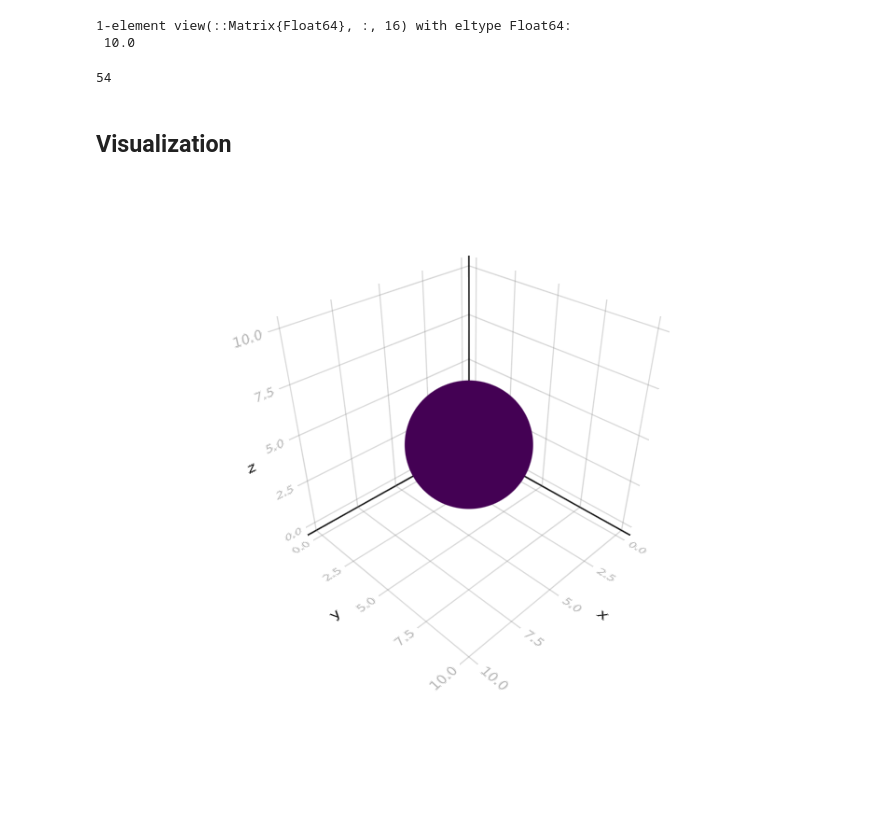
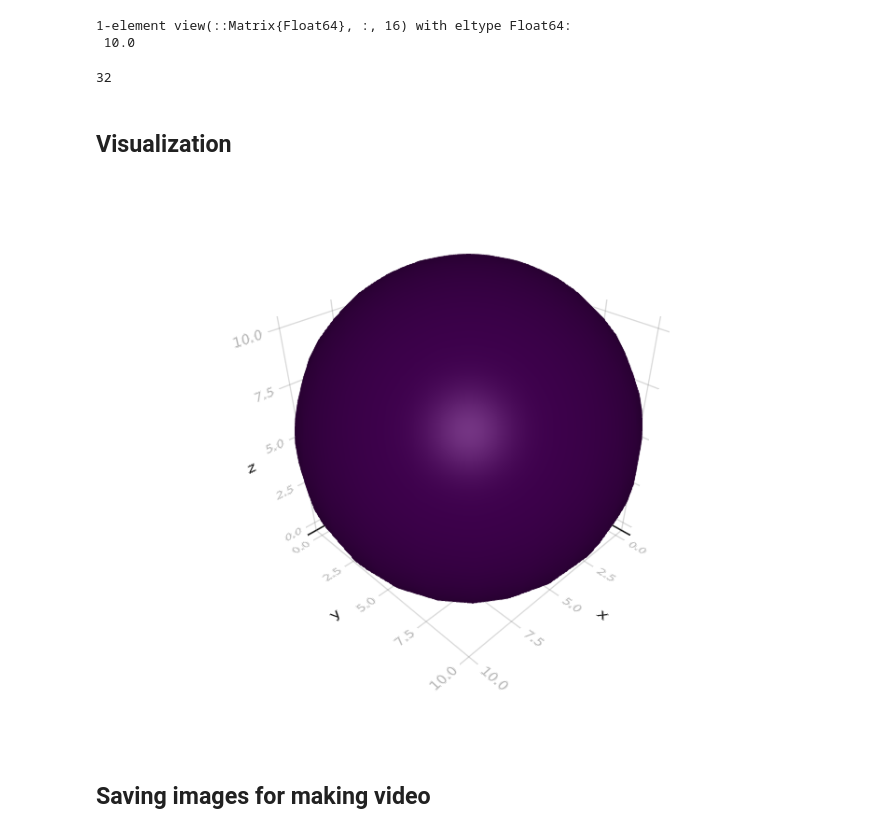
Before and after one commit to dsb-lab/CellBasedModels.jl, a Jupyter notebook: examples/Saiz_2020.ipynb, the cells around one changed output. Cells and saved outputs as stored; diff of their text form; code cells hidden in the pictures; blank space fills up the shorter version.

Commit message:
Improve Saiz .gif

```diff
--- a/examples/Saiz_2020.ipynb
+++ b/examples/Saiz_2020.ipynb
@@ -10,13 +10,12 @@ using GLMakie
 # %% [markdown]
 # Define the agent
 # %%
-m = @agent(saiz,
+m = @agent(3,
 
     #Mechanics
 
-    [x,y,z,vx,vy,vz]::Local, #Variables
+    [vx,vy,vz]::Local, #Variables
     [Fix,Fiy,Fiz]::Local,    #Interaction forces
-    id::Identity,            #Identity
     [m,r]::Local,            #Mass and radius of the model
     [μ,b]::Global,           #Global parameters of the model
     F₀::Global,         #Matrix of interaction forces
@@ -96,4 +95,4 @@ m = @agent(saiz,
             c_2 = c*(2-dist)
         end
     end,
-)
+);
@@ -170,24 +151,27 @@ com.tu .= 10.
 1-element view(::Matrix{Float64}, :, 16) with eltype Float64:
  10.0
 # %%
-c = mCompiled.evolve(com,dt=0.001,tMax=60,nMax=1000);
+c = mCompiled.evolve(com,dt=0.001,tMax=60,nMax=1000,dtSave=1);
 # %%
 c[end].N
 # %% [output]
-54
+32
 # %% [markdown]
 ## Visualization
 # %%
-i = 1000
+i = 1
 x = c[i].x
 y = c[i].y
 z = c[i].z
 r = c[i].r;
 col = c[i].c;
 
-fig = scatter([0,10,0,0],[0,0,10,0],[0,0,0,10],markersize=0.00001)
-scatter!(fig.axis,x,y,z,markersize=1000*r,color=col)
+fig,ax = meshscatter([0,10,0,0],[0,0,10,0],[0,0,0,10],markersize=0)
+meshscatter!(ax,x.+10,y.+10,z.+10,markersize=r,color=col)
+
 fig
 # %% [output]
-[figure, old version]
+[figure, new version]
+# %% [markdown]
+## Saving images for making video
 # %%
```
Also changed, not shown: parts of 2 cells of this notebook, 1 other file.
